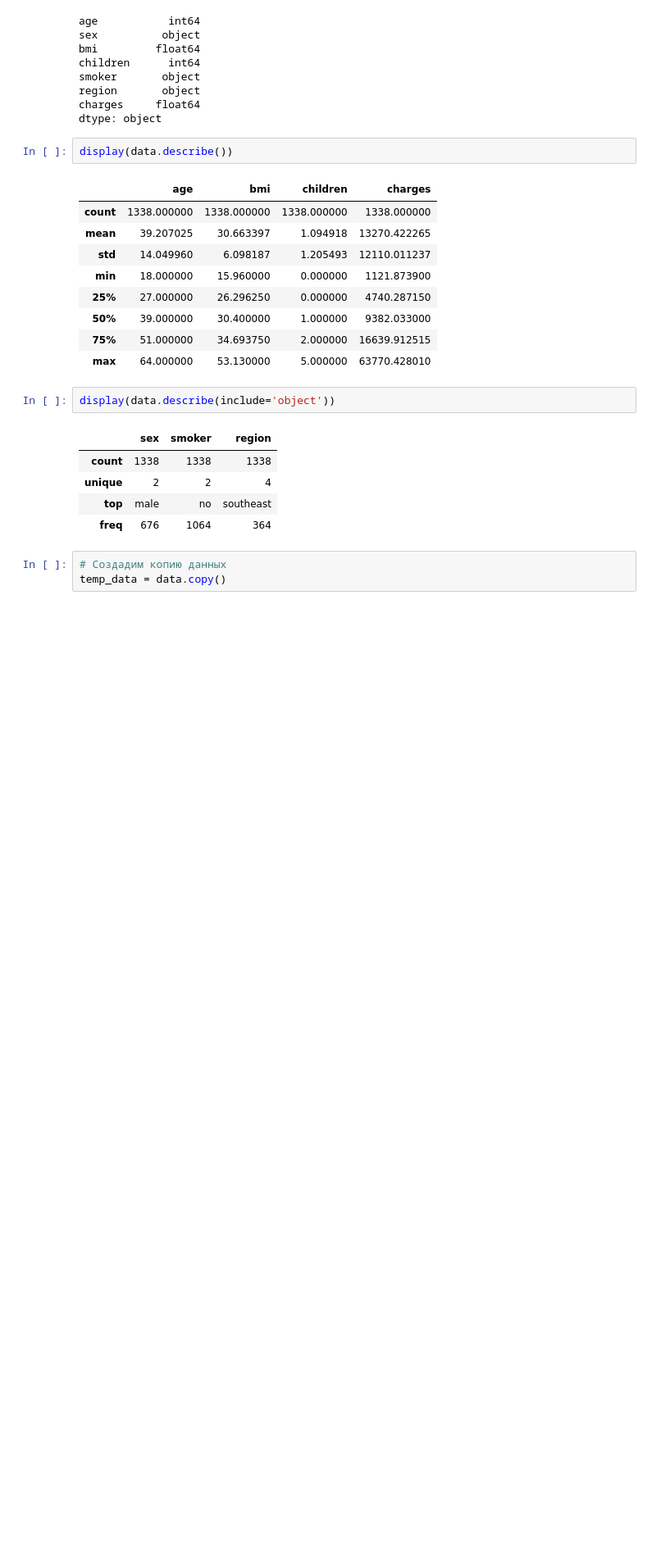
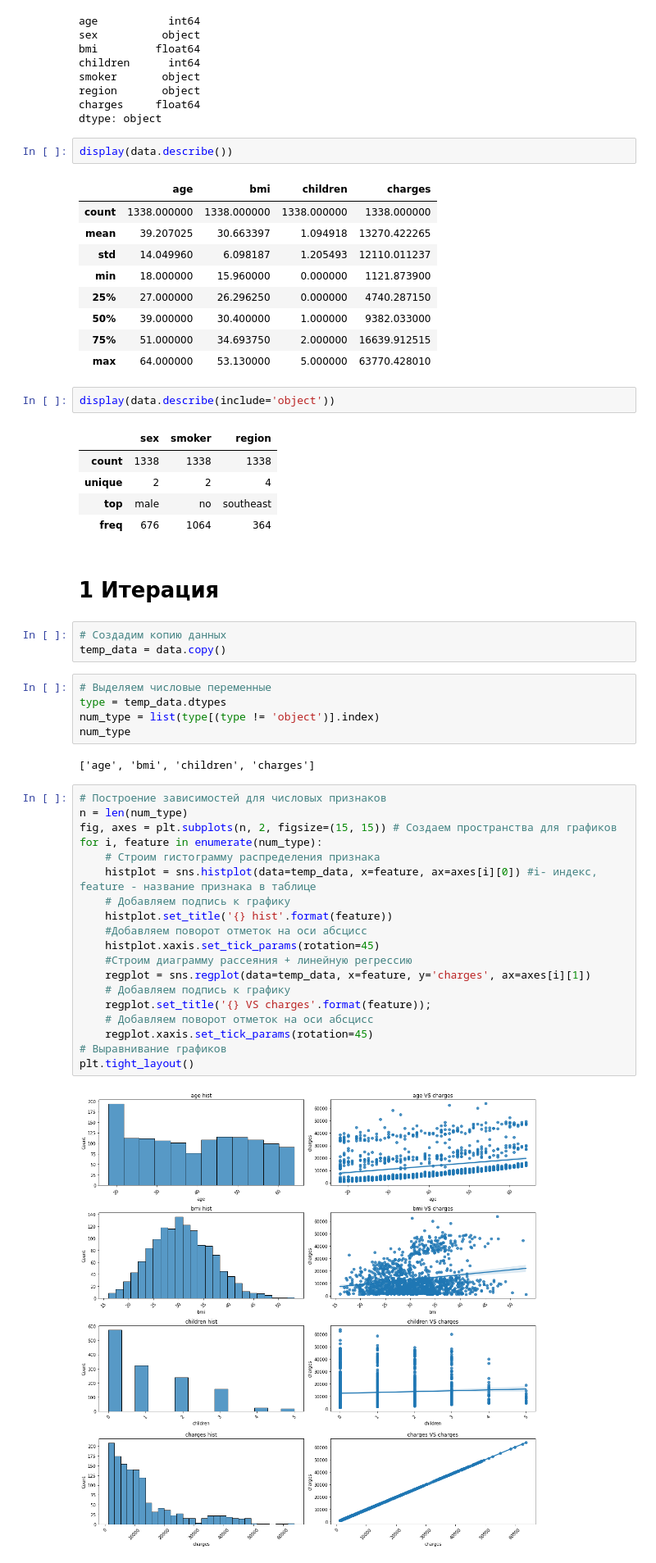
Before and after one commit to PoluboyarinovSI/SF_DataScience, a Jupyter notebook: Current_tasks/ML_1_practice.ipynb, the cells around one changed output. Shown: that part at 82% size. Cells and saved outputs as stored; diff of their text form; blank space fills up the shorter version.

```diff
--- a/Current_tasks/ML_1_practice.ipynb
+++ b/Current_tasks/ML_1_practice.ipynb
@@ -82,6 +82,36 @@ display(data.describe(include='object'))
 | unique | 2 | 2 | 4 |
 | top | male | no | southeast |
 | freq | 676 | 1064 | 364 |
+# %% [markdown]
+# 1 Итерация
 # %%
 # Создадим копию данных
 temp_data = data.copy()
+# %%
+# Выделяем числовые переменные
+type = temp_data.dtypes
+num_type = list(type[(type != 'object')].index)
+num_type
+# %% [output]
+['age', 'bmi', 'children', 'charges']
+# %%
+# Построение зависимостей для числовых признаков
+n = len(num_type)
+fig, axes = plt.subplots(n, 2, figsize=(15, 15)) # Создаем пространства для графиков
+for i, feature in enumerate(num_type):
+    # Строим гистограмму распределения признака
+    histplot = sns.histplot(data=temp_data, x=feature, ax=axes[i][0]) #i- индекс, feature - название признака в таблице
+    # Добавляем подпись к графику
+    histplot.set_title('{} hist'.format(feature))
+    #Добавляем поворот отметок на оси абсцисс
+    histplot.xaxis.set_tick_params(rotation=45)
+    #Строим диаграмму рассеяния + линейную регрессию
+    regplot = sns.regplot(data=temp_data, x=feature, y='charges', ax=axes[i][1])
+    # Добавляем подпись к графику
+    regplot.set_title('{} VS charges'.format(feature));
+    # Добавляем поворот отметок на оси абсцисс
+    regplot.xaxis.set_tick_params(rotation=45)
+# Выравнивание графиков
+plt.tight_layout()
+# %% [output]
+[figure, added]
```
Also changed, not shown: parts of 8 cells of this notebook.
